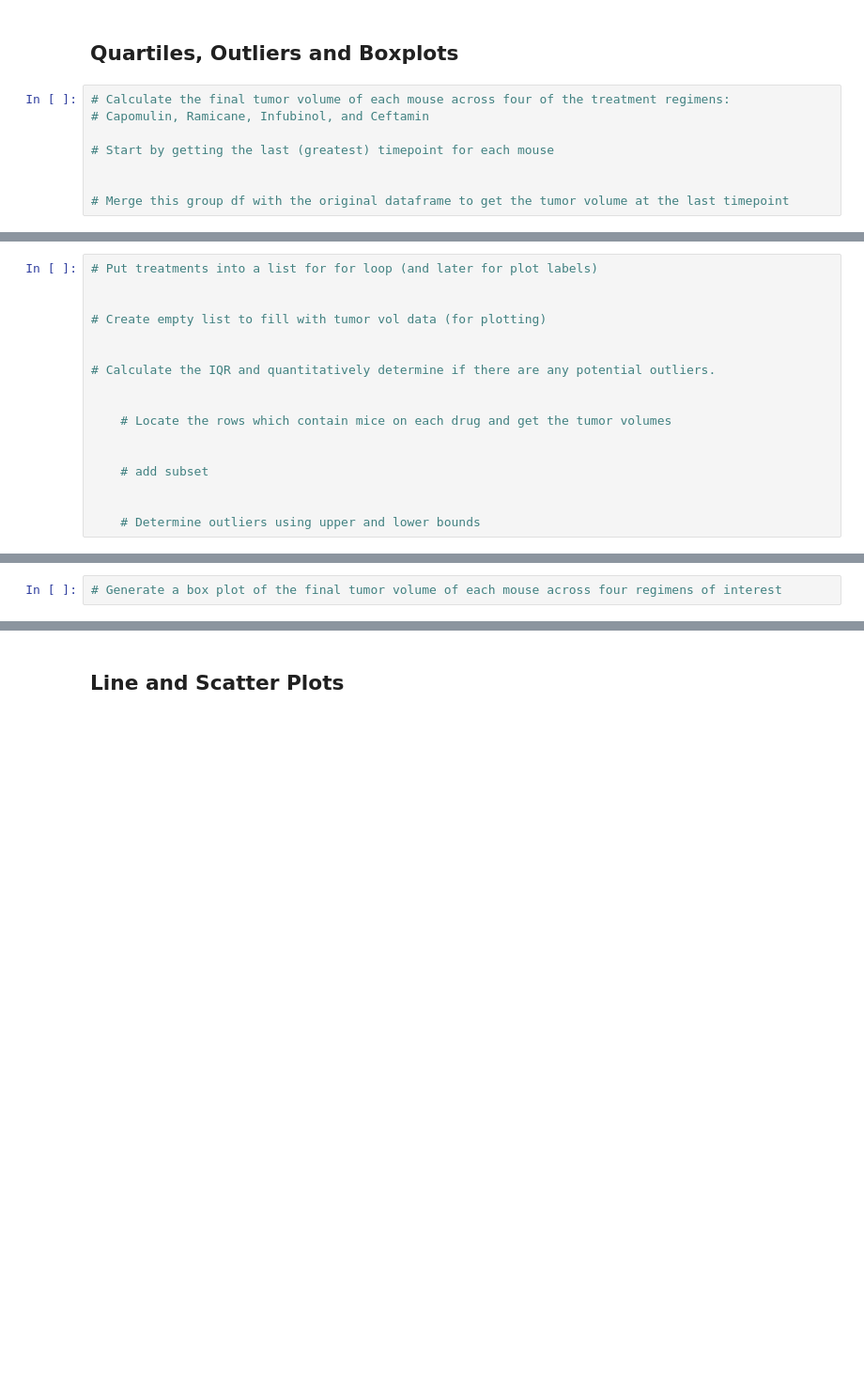
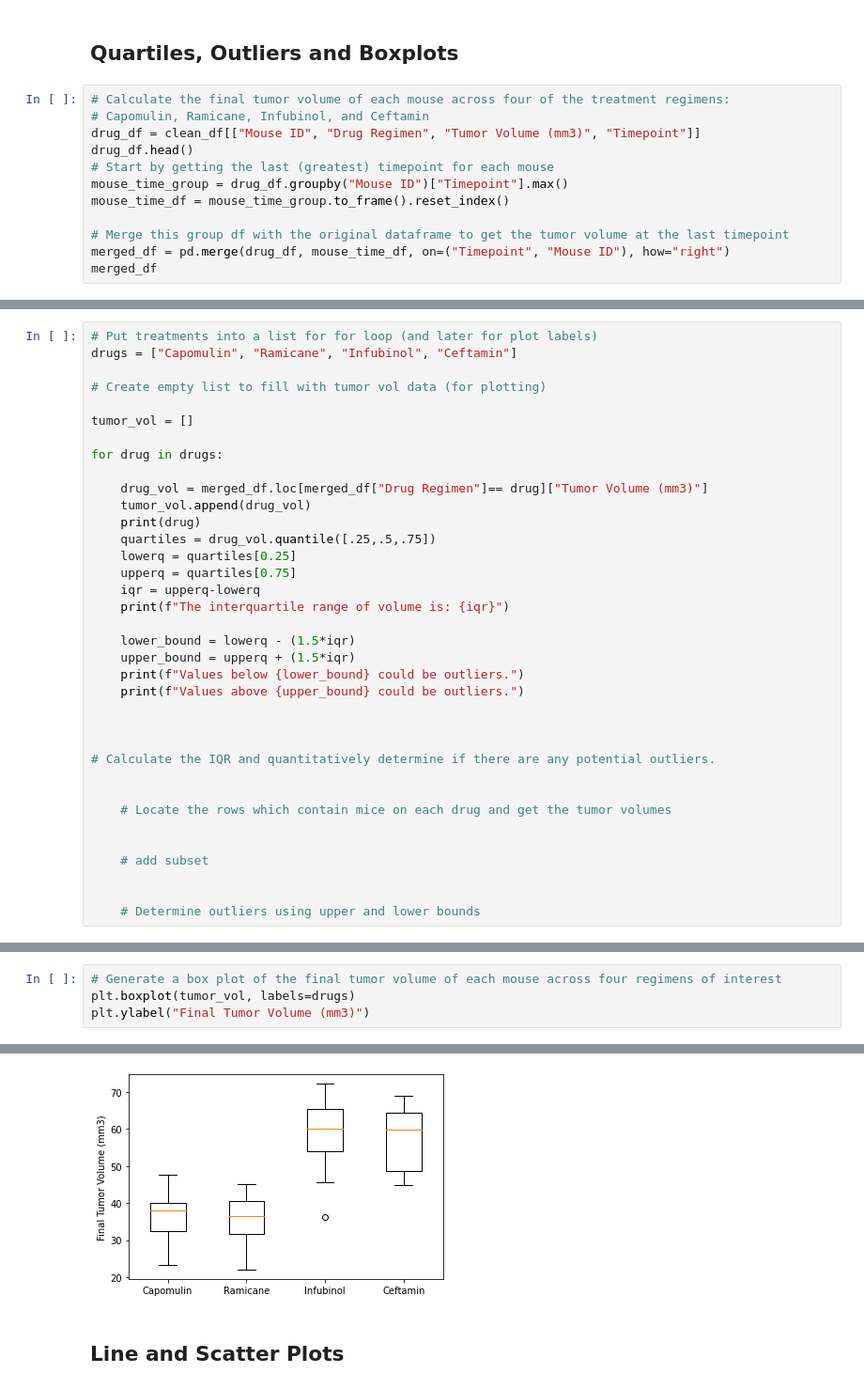
Before and after one commit to katrinamarie1020/Matplotlib_Challenge, a Jupyter notebook: Pymaceuticals/pymaceuticals_starter.ipynb, the cells around one changed output, grey strips where cells are left out. Shown: that part at 94% size. Drawn from its saved outputs; the diff is of its cells as text; blank space fills up the shorter version.

```diff
--- a/Pymaceuticals/pymaceuticals_starter.ipynb
+++ b/Pymaceuticals/pymaceuticals_starter.ipynb
@@ -198,8 +197,12 @@ plt.pie(sizes, explode=explode, labels=labels, colors=colors,
 # %%
 # Calculate the final tumor volume of each mouse across four of the treatment regimens:
 # Capomulin, Ramicane, Infubinol, and Ceftamin
-
+drug_df = clean_df[["Mouse ID", "Drug Regimen", "Tumor Volume (mm3)", "Timepoint"]]
+drug_df.head()
 # Start by getting the last (greatest) timepoint for each mouse
-
+mouse_time_group = drug_df.groupby("Mouse ID")["Timepoint"].max()
+mouse_time_df = mouse_time_group.to_frame().reset_index()
 
 # Merge this group df with the original dataframe to get the tumor volume at the last timepoint
+merged_df = pd.merge(drug_df, mouse_time_df, on=("Timepoint", "Mouse ID"), how="right")
+merged_df
@@ -206,8 +223,27 @@ plt.pie(sizes, explode=explode, labels=labels, colors=colors,
 # %%
 # Put treatments into a list for for loop (and later for plot labels)
-
+drugs = ["Capomulin", "Ramicane", "Infubinol", "Ceftamin"]
 
 # Create empty list to fill with tumor vol data (for plotting)
+
+tumor_vol = []
+
+for drug in drugs:
+
+    drug_vol = merged_df.loc[merged_df["Drug Regimen"]== drug]["Tumor Volume (mm3)"]
+    tumor_vol.append(drug_vol)
+    print(drug)
+    quartiles = drug_vol.quantile([.25,.5,.75])
+    lowerq = quartiles[0.25]
+    upperq = quartiles[0.75]
+    iqr = upperq-lowerq
+    print(f"The interquartile range of volume is: {iqr}")
+
+    lower_bound = lowerq - (1.5*iqr)
+    upper_bound = upperq + (1.5*iqr)
+    print(f"Values below {lower_bound} could be outliers.")
+    print(f"Values above {upper_bound} could be outliers.")
+
 
 
 # Calculate the IQR and quantitatively determine if there are any potential outliers.
@@ -223,2 +276,5 @@ plt.pie(sizes, explode=explode, labels=labels, colors=colors,
 # %%
 # Generate a box plot of the final tumor volume of each mouse across four regimens of interest
+plt.boxplot(tumor_vol, labels=drugs)
+plt.ylabel("Final Tumor Volume (mm3)")
+# %% [output]
@@ -225,3 +282,4 @@ plt.pie(sizes, explode=explode, labels=labels, colors=colors,
+[figure, added]
 # %% [markdown]
 ## Line and Scatter Plots
 # %%
```
Also changed, not shown: parts of 10 cells of this notebook, 3 other files.
